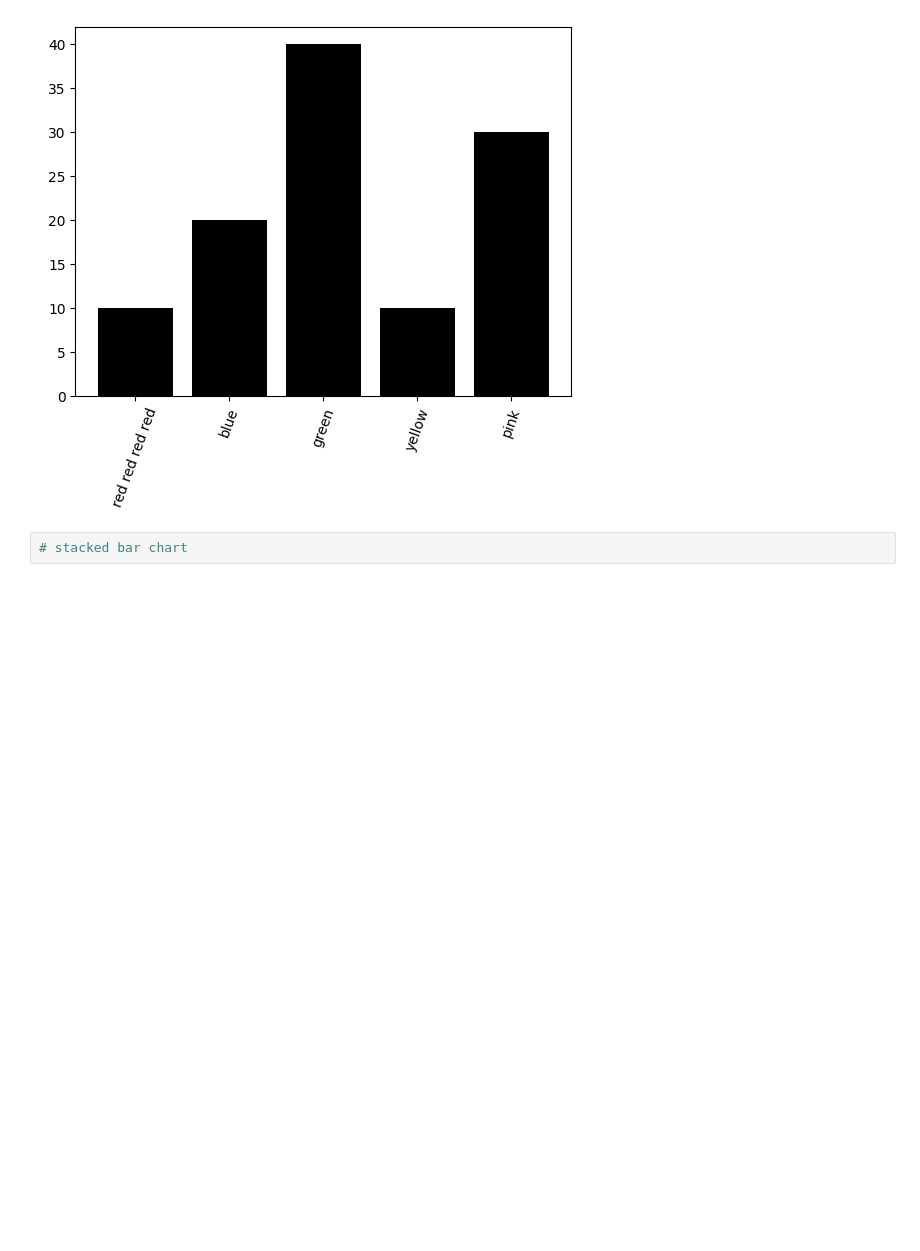
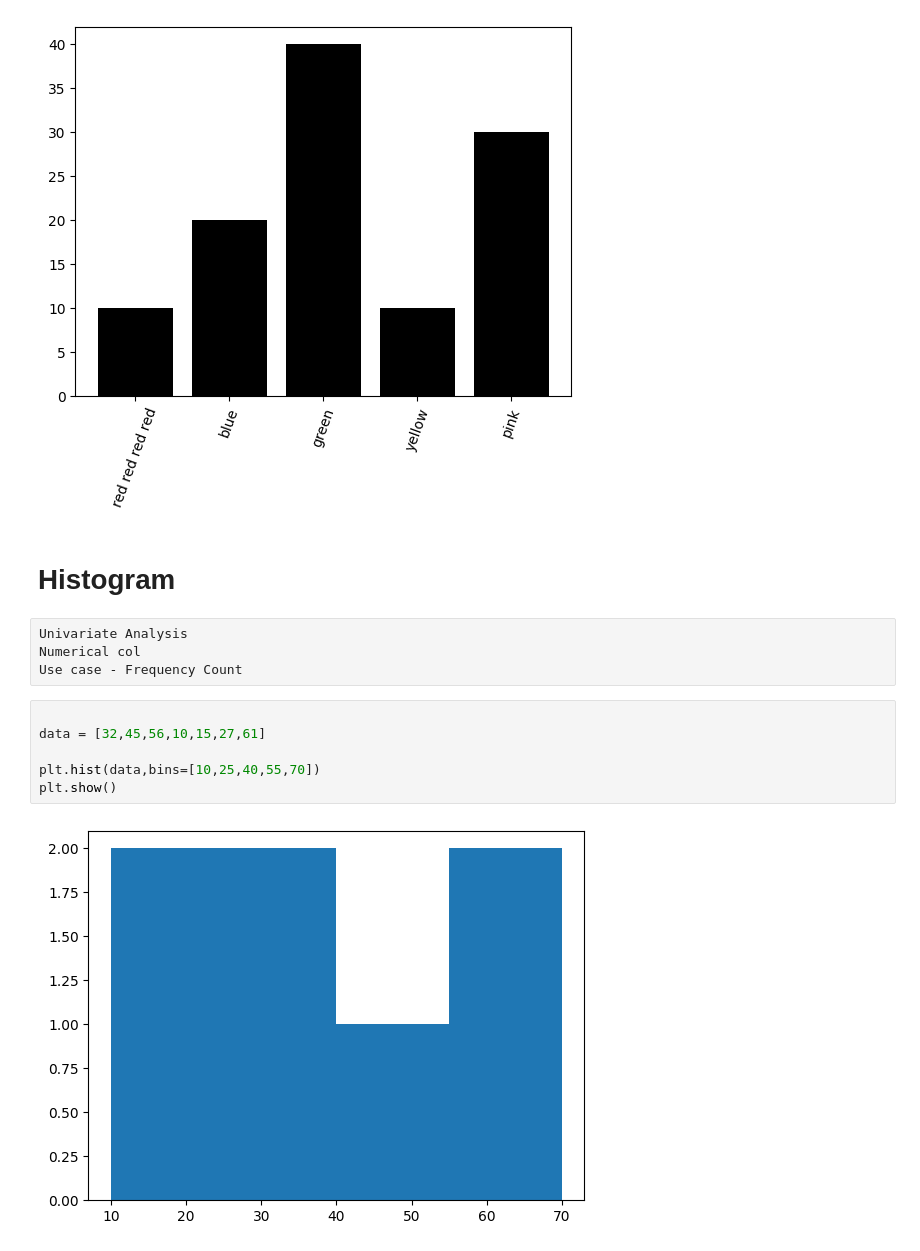
Before and after one commit to balajijadhav17/python_libraries-_for_data_analysis, a Jupyter notebook: Matplotlib/matplotlib_1.ipynb, the cells around one changed output. Saved outputs shown, nothing was run; the diff lists cells and outputs as text; blank space fills up the shorter version.

Commit message:
matplotlib histogram and pie chart

```diff
--- a/Matplotlib/matplotlib_1.ipynb
+++ b/Matplotlib/matplotlib_1.ipynb
@@ -189,5 +189,17 @@ plt.xticks(rotation=70)
 plt.show()
 # %% [output]
 [figure]
-# %%
-# stacked bar chart
+# %% [markdown]
+# Histogram
+# %% [raw]
+Univariate Analysis
+Numerical col
+Use case - Frequency Count
+# %%
+
+data = [32,45,56,10,15,27,61]
+
+plt.hist(data,bins=[10,25,40,55,70])
+plt.show()
+# %% [output]
+[figure, added]
```
Also changed, not shown: parts of 10 cells of this notebook, 6 other files.
